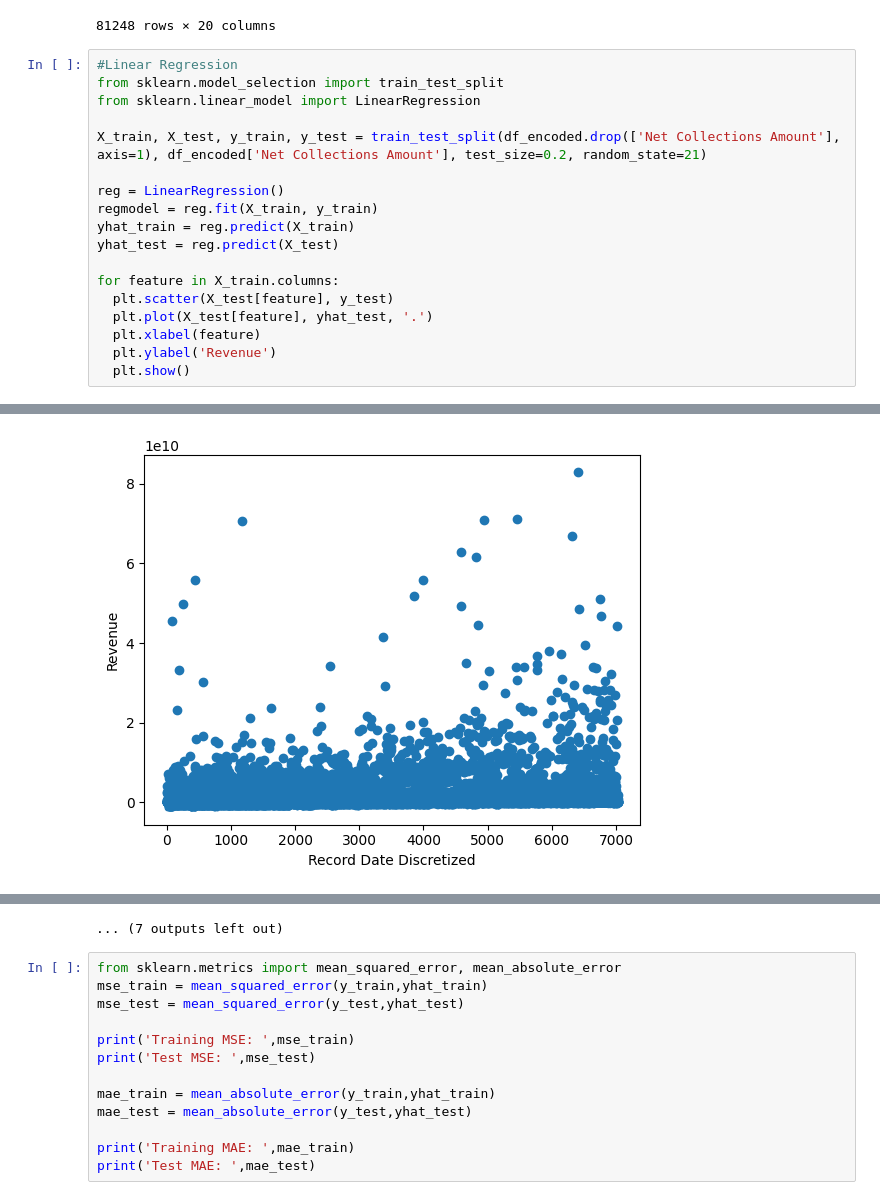
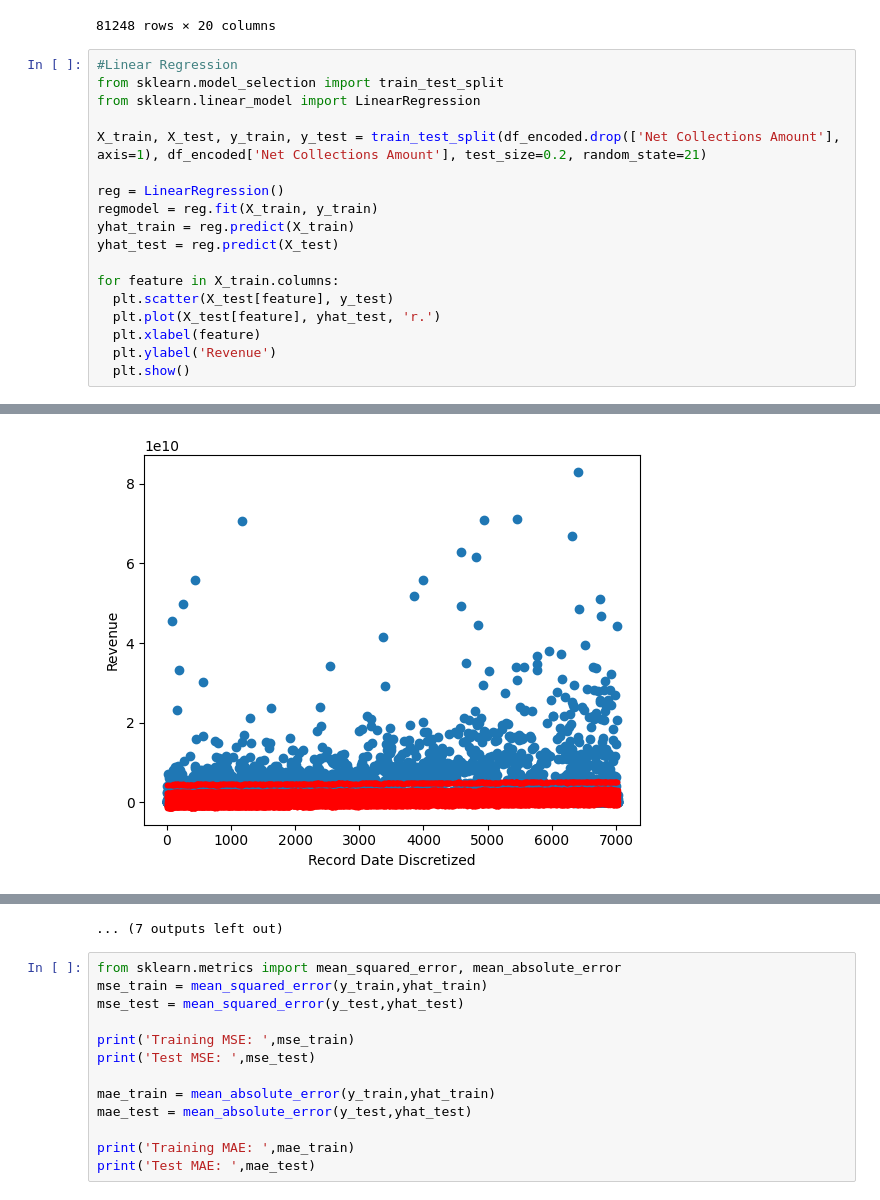
Before and after one commit to rayfin-ucsd/CSE151AGroupProject, a Jupyter notebook: milestone_3.ipynb, the cells around one changed output, grey strips where cells are left out. Drawn from its saved outputs; the diff is of its cells as text.

Commit message:
make yhat points red in graphs

```diff
--- a/milestone_3.ipynb
+++ b/milestone_3.ipynb
@@ -488,7 +488,7 @@ yhat_test = reg.predict(X_test)
 
 for feature in X_train.columns:
   plt.scatter(X_test[feature], y_test)
-  plt.plot(X_test[feature], yhat_test, '.')
+  plt.plot(X_test[feature], yhat_test, 'r.')
   plt.xlabel(feature)
   plt.ylabel('Revenue')
   plt.show()
@@ -502 +502 @@ for feature in X_train.columns:
-[figure, old version]
+[figure, new version]
```
Also changed, not shown: parts of 1 cell of this notebook.
